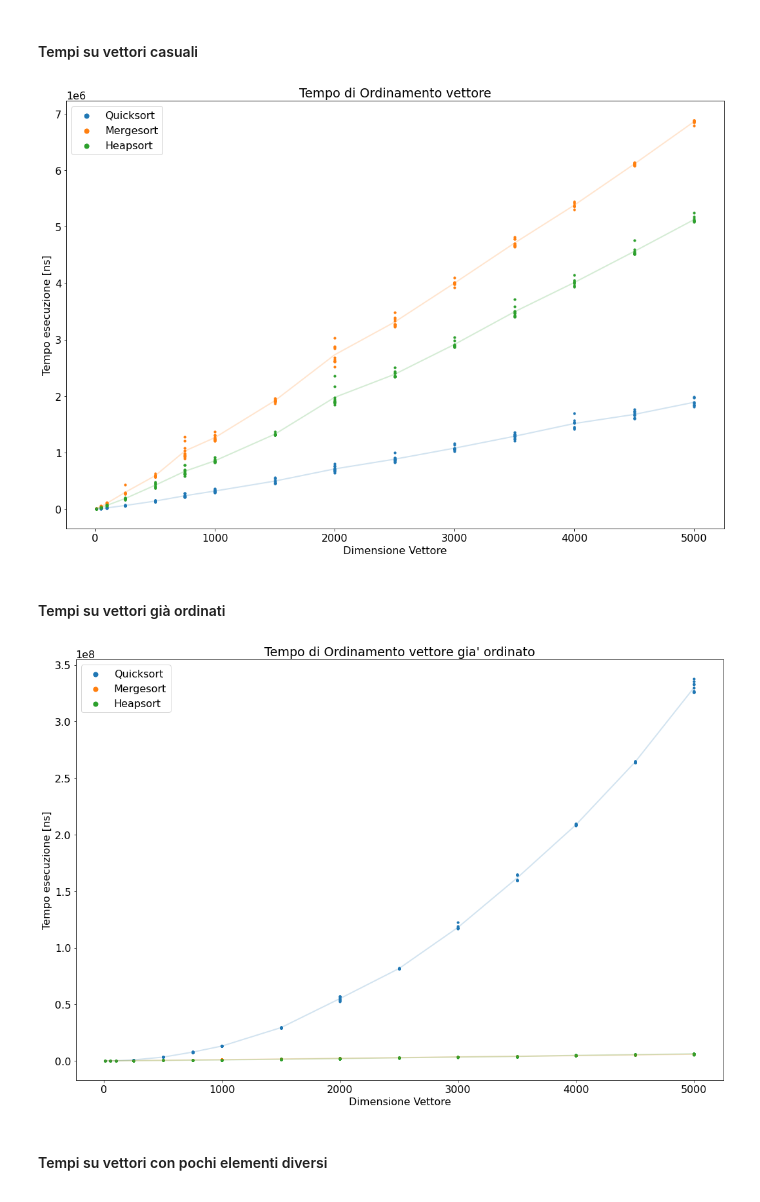
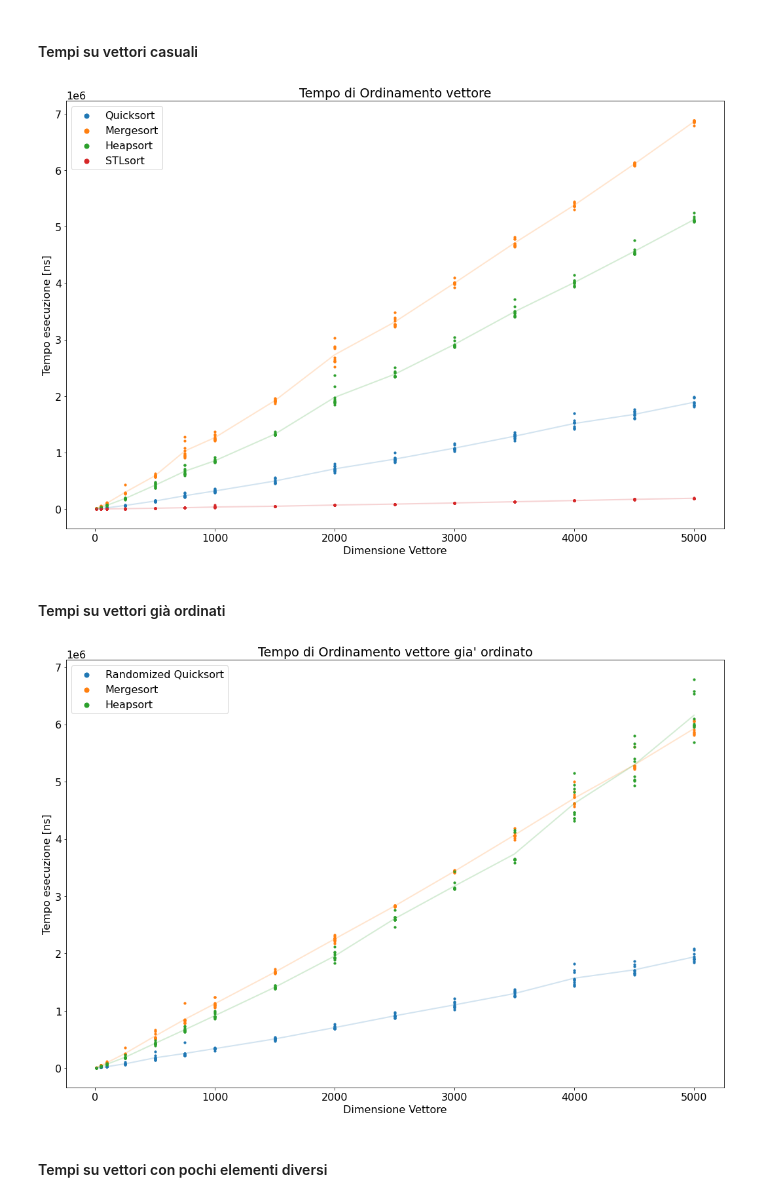
Before and after one commit to EdoardoTronconi/ProgettoSDA, a Jupyter notebook: Notebook/SDA.ipynb, the cells around one changed output. Drawn from its saved outputs; the diff is of its cells as text; code cells hidden in the pictures.

```diff
--- a/Notebook/SDA.ipynb
+++ b/Notebook/SDA.ipynb
@@ -162,20 +162,20 @@ ALGORITMI_MAIN = ['Insertionsort','Quicksort', 'Mergesort', 'Heapsort','STLsort'
 #### Tempi su vettori casuali
 # %%
 plot_times_main(resultsMain,
-                Algos=['Quicksort', 'Mergesort', 'Heapsort'],
+                Algos=['Quicksort', 'Mergesort', 'Heapsort', 'STLsort'],
                 Sizes=SIZES_MAIN)
 # %% [output]
-[figure, old version]
+[figure, new version]
 # %% [markdown]
 #### Tempi su vettori già ordinati
 # %%
 plot_times_main(resultsMain,
                 Algos=['Quicksort', 'Mergesort', 'Heapsort'],
                 Sizes=SIZES_MAIN,
                 Sorted=True,
-                Random=False)
+                Random=True)
 # %% [output]
-[figure, old version]
+[figure, new version]
 # %% [markdown]
 #### Tempi su vettori con pochi elementi diversi
 # %%
```
Also changed, not shown: parts of 3 cells of this notebook, 3 other files.
